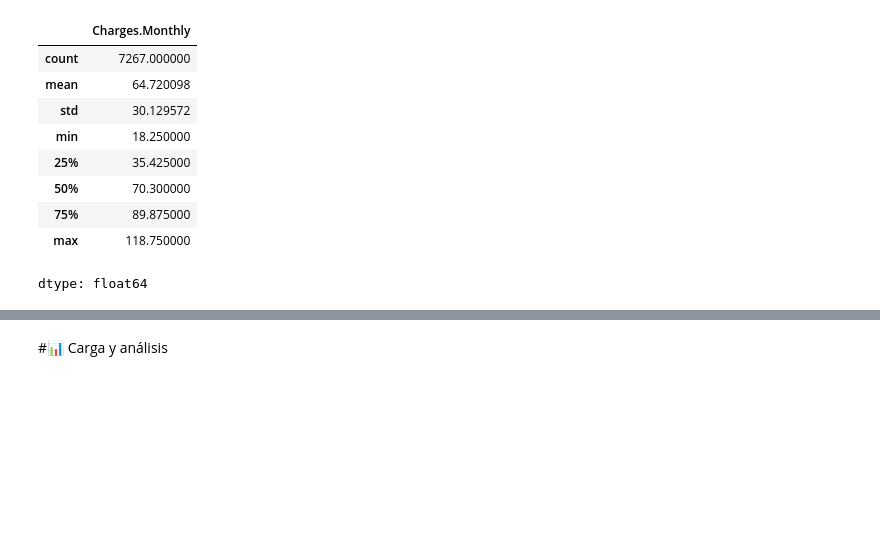
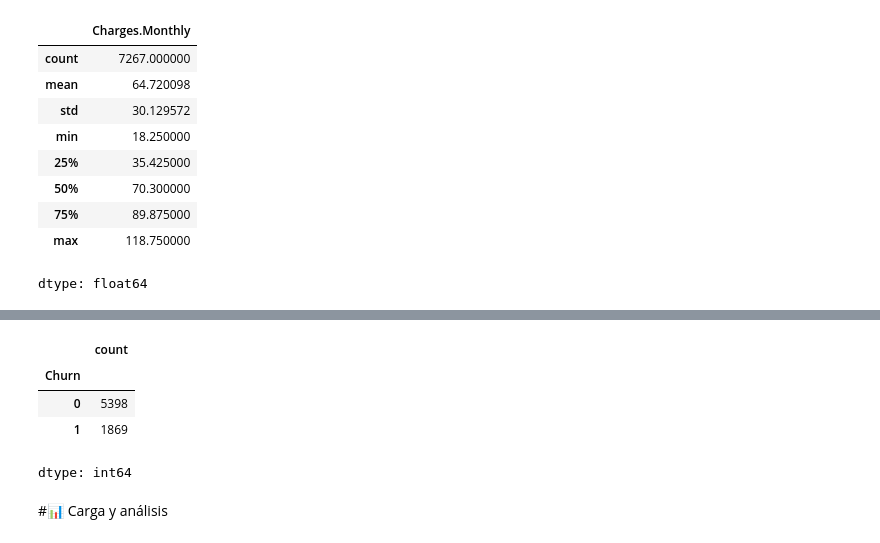
Before and after one commit to clopezv/Challenger_TelecomX, a Jupyter notebook: TelecomX_LATAM_CLV.ipynb, the cells around one changed output, grey strips where cells are left out. Drawn from its saved outputs; the diff is of its cells as text; code cells hidden in the pictures; blank space fills up the shorter version.

```diff
--- a/TelecomX_LATAM_CLV.ipynb
+++ b/TelecomX_LATAM_CLV.ipynb
@@ -219,3 +246,25 @@ resultado
+# %%
+#convertir valores textuales como "Sí" y "No" en valores binarios (1 y 0)
+df['Churn'] = df['Churn'].fillna('No')  # si son NaN (valores nulos)
+df['Churn'] = df['Churn'].replace(r'^\s*$', 'No', regex=True)  # si son strings vacíos o con espacios
+df['Churn'] = df['Churn'].replace({'Yes': 1, 'No': 0})
+df['Churn'] = df['Churn'].astype(int)
+CountChurn = df['Churn'].value_counts(dropna=True)
+CountChurn
+
+#df[Account['Charges.Total'].str.contains(r'\s', '0', regex=True)]
+#df['Churn'] = df['Churn'].map({'No': '\s'})
+#CountChurn = df['Churn'].value_counts(dropna=True)
+#CountChurn
+
+#df['Churn'] = df['Churn'].map({'Yes': 1, 'No': 0})
+#df.head()
+# %% [output]
+|  | count |
+| Churn |  |
+| 0 | 5398 |
+| 1 | 1869 |
+dtype: int64
 # %% [markdown]
 #📊 Carga y análisis
 # %% [markdown]
```
Also changed, not shown: parts of 2 cells of this notebook.
